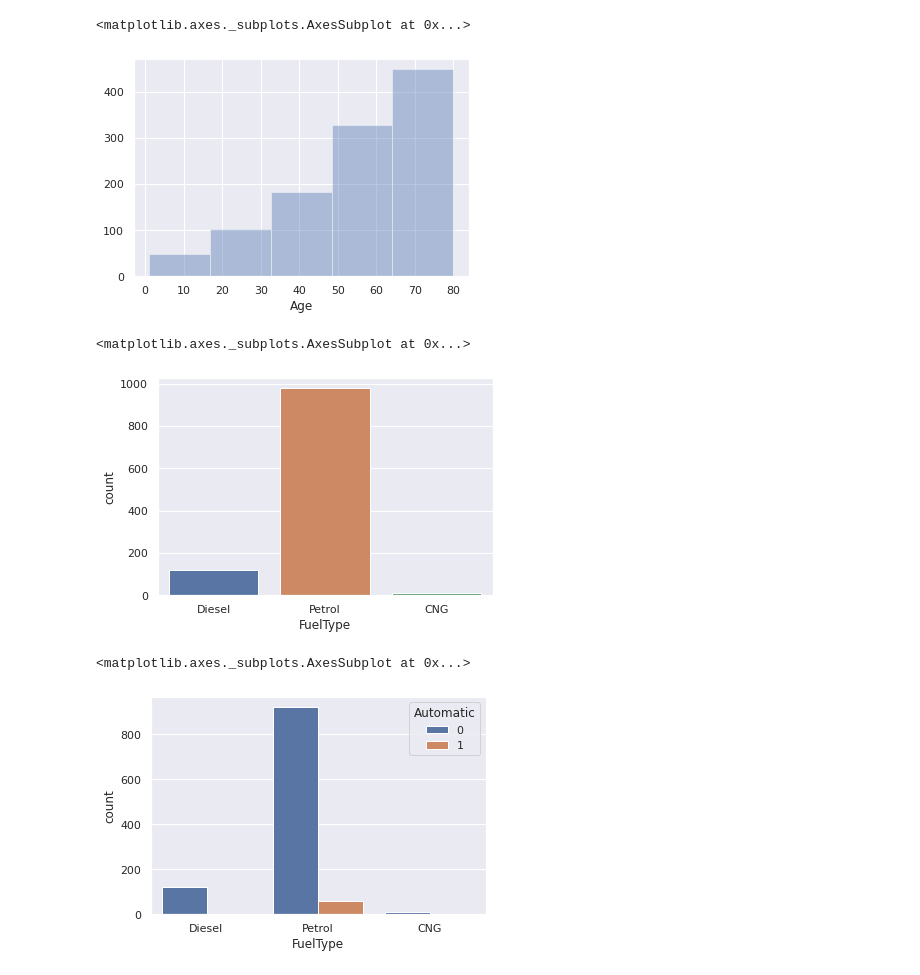
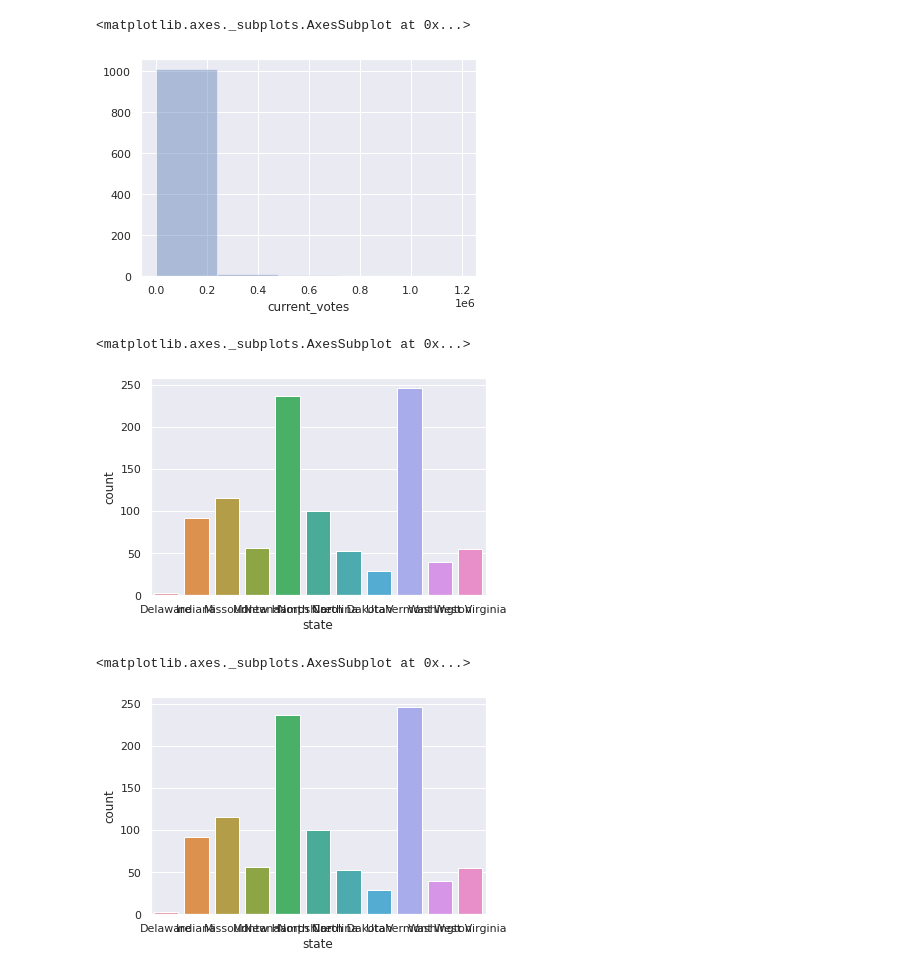
Before and after one commit to KhushbooSingh17/18CSE140, a Jupyter notebook: Assignment3.ipynb, the cells around one changed output. Saved outputs shown, nothing was run; the diff lists cells and outputs as text; code cells hidden in the pictures.

```diff
--- a/Assignment3.ipynb
+++ b/Assignment3.ipynb
@@ -5,7 +5,7 @@ import pandas as pd
 import numpy as np
 import matplotlib.pyplot as plt
 # %%
-path="https://raw.githubusercontent.com/chirudukuru/DMDW/main/Toyota.csv"
+path="https://raw.githubusercontent.com/KhushbooSingh17/18CSE140/main/governors_county.csv"
 # %%
 import pandas as pd
 data=pd.read_csv(path)
@@ -112,16 +114,16 @@ sns.displot(data['Age'],kde=False) #kde=kernel density estimator if we declare i
 # %%
-sns.distplot(data['Age'],kde=False,bins=5)
+sns.distplot(data['current_votes'],kde=False,bins=5)
 # %% [output]
 <matplotlib.axes._subplots.AxesSubplot at 0x...>
-[figure, old version]
+[figure, new version]
 # %%
-sns.countplot(x="FuelType",data=data)
+sns.countplot(x="state",data=data)
 # %% [output]
 <matplotlib.axes._subplots.AxesSubplot at 0x...>
-[figure, old version]
+[figure, new version]
 # %%
-sns.countplot(x="FuelType",data=data,hue='Automatic')
+sns.countplot(x="state",data=data)
 # %% [output]
 <matplotlib.axes._subplots.AxesSubplot at 0x...>
-[figure, old version]
+[figure, new version]
 # %%
```
Also changed, not shown: parts of 16 cells of this notebook.
